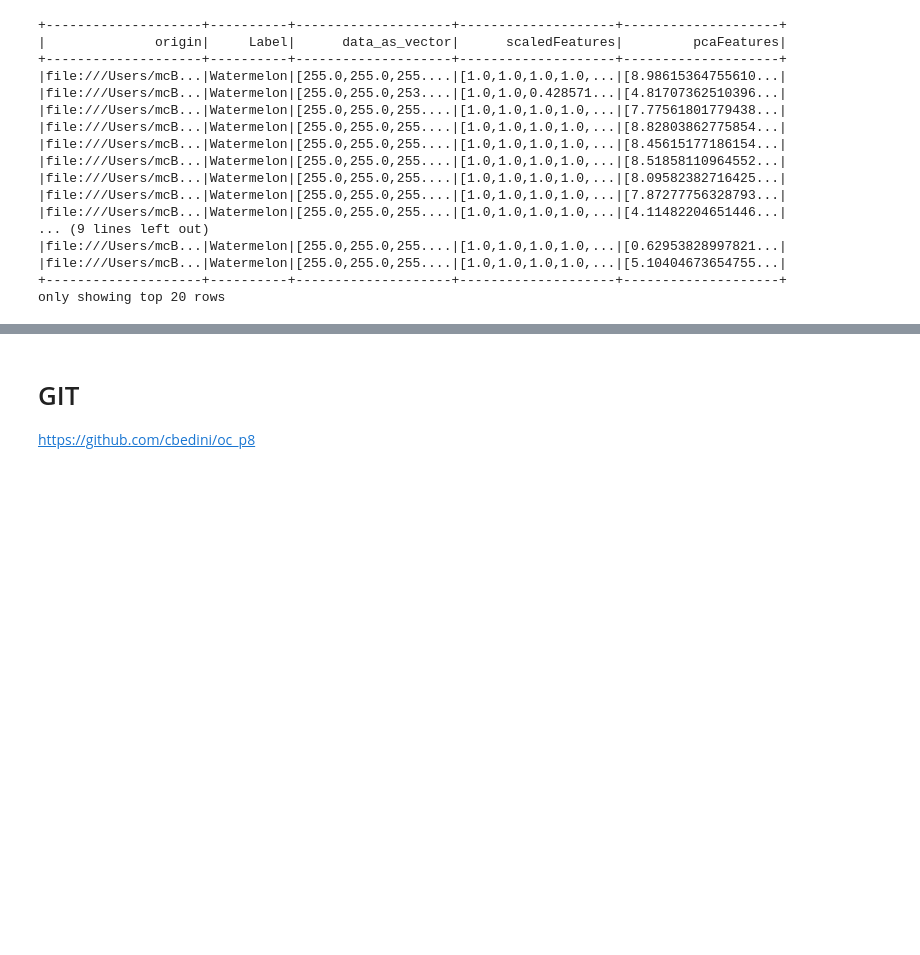
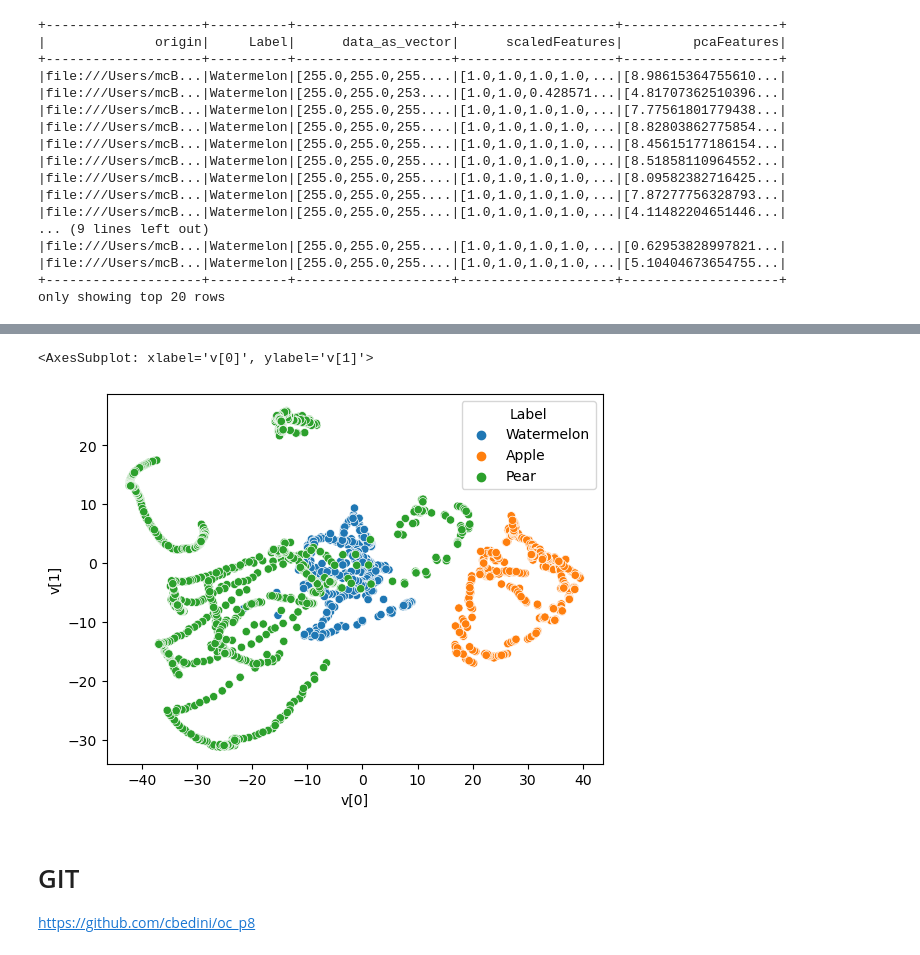
Before and after one commit to cbedini/oc_p8, a Jupyter notebook: Notebook_1.ipynb, the cells around one changed output, grey strips where cells are left out. Drawn from its saved outputs; the diff is of its cells as text; code cells hidden in the pictures; blank space fills up the shorter version.

Commit message:
Extra : plot du resultat du PCA

```diff
--- a/Notebook_1.ipynb
+++ b/Notebook_1.ipynb
@@ -470,3 +471,6 @@ df.show()
 |file:///Users/mcB...|Watermelon|[255.0,255.0,255....|[1.0,1.0,1.0,1.0,...|[5.10404673654755...|
 +--------------------+----------+--------------------+--------------------+--------------------+
 only showing top 20 rows
+# %%
+df=df.select('origin', 'Label', 'pcaFeatures')
+df.show()
@@ -483,0 +511,4 @@ df.write.format("parquet").mode('overwrite').save(path)
+# %%
+from pyspark.ml.functions import vector_to_array
+
+extra_df=(df.withColumn("v", vector_to_array("pcaFeatures"))).select(["origin"] + ["Label"] + [col("v")[i] for i in range(2)])
@@ -483,0 +535,3 @@ df.write.format("parquet").mode('overwrite').save(path)
+# %%
+pandas_df = extra_df.toPandas()
+pandas_df
@@ -484,3 +566,11 @@ df.write.format("parquet").mode('overwrite').save(path)
+# %%
+import matplotlib.pyplot as plt
+import seaborn as sns
+
+sns.scatterplot(x='v[0]', y='v[1]', data=pandas_df, hue='Label')
+# %% [output]
+<AxesSubplot: xlabel='v[0]', ylabel='v[1]'>
+[figure, added]
 # %% [markdown]
 # GIT
 
```
Also changed, not shown: parts of 25 cells of this notebook.
